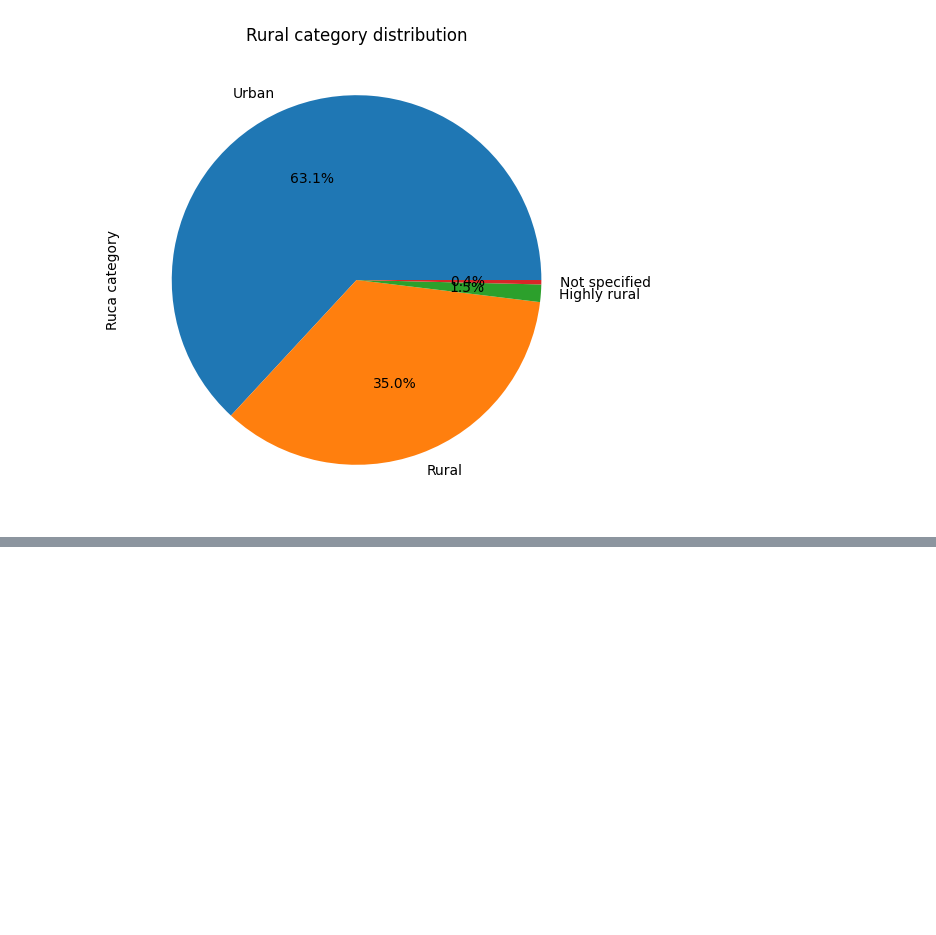
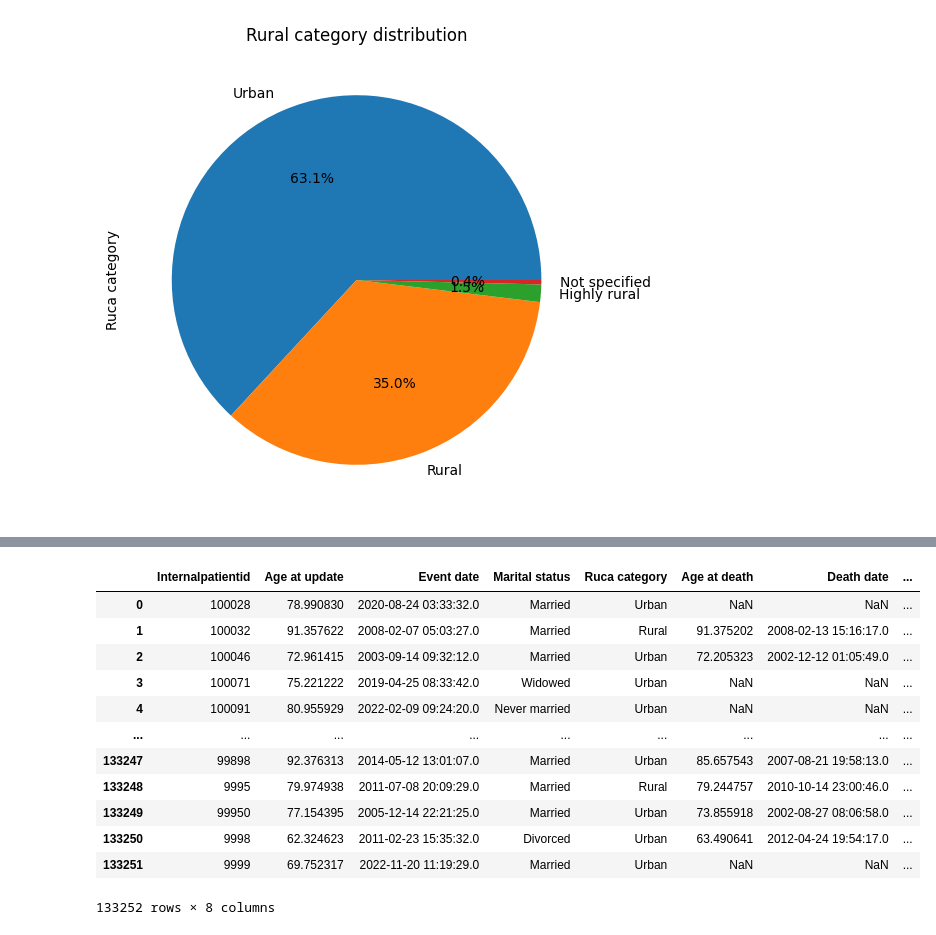
Before and after one commit to nisha1365/precisionFDA, a Jupyter notebook: Demographic_event_train.ipynb, the cells around one changed output, grey strips where cells are left out. Saved outputs shown, nothing was run; the diff lists cells and outputs as text; code cells hidden in the pictures; blank space fills up the shorter version.

```diff
--- a/Demographic_event_train.ipynb
+++ b/Demographic_event_train.ipynb
@@ -139,0 +167,3 @@ plt.show()
+# %%
+death_file = death_file.drop('Unnamed: 0', axis = 1)
+death_file.head()
@@ -139,0 +177,3 @@ plt.show()
+# %%
+death_file['death'] = 1
+death_file.head()
@@ -139,0 +187,2 @@ plt.show()
+# %%
+merge_demographic_event_death= pd.merge(df1, death_file, how='left',on='Internalpatientid')
@@ -139,0 +198,18 @@ plt.show()
+# %%
+merge_demographic_event_death['death'] = merge_demographic_event_death['death'].fillna(0.0)
+# %%
+merge_demographic_event_death
+# %% [output]
+|  | Internalpatientid | Age at update | Event date | Marital status | Ruca category | Age at death | Death date | ... |
+| 0 | 100028 | 78.990830 | 2020-08-24 03:33:32.0 | Married | Urban | NaN | NaN | ... |
+| 1 | 100032 | 91.357622 | 2008-02-07 05:03:27.0 | Married | Rural | 91.375202 | 2008-02-13 15:16:17.0 | ... |
+| 2 | 100046 | 72.961415 | 2003-09-14 09:32:12.0 | Married | Urban | 72.205323 | 2002-12-12 01:05:49.0 | ... |
+| 3 | 100071 | 75.221222 | 2019-04-25 08:33:42.0 | Widowed | Urban | NaN | NaN | ... |
+| 4 | 100091 | 80.955929 | 2022-02-09 09:24:20.0 | Never married | Urban | NaN | NaN | ... |
+| ... | ... | ... | ... | ... | ... | ... | ... | ... |
+| 133247 | 99898 | 92.376313 | 2014-05-12 13:01:07.0 | Married | Urban | 85.657543 | 2007-08-21 19:58:13.0 | ... |
+| 133248 | 9995 | 79.974938 | 2011-07-08 20:09:29.0 | Married | Rural | 79.244757 | 2010-10-14 23:00:46.0 | ... |
+| 133249 | 99950 | 77.154395 | 2005-12-14 22:21:25.0 | Married | Urban | 73.855918 | 2002-08-27 08:06:58.0 | ... |
+| 133250 | 9998 | 62.324623 | 2011-02-23 15:35:32.0 | Divorced | Urban | 63.490641 | 2012-04-24 19:54:17.0 | ... |
+| 133251 | 9999 | 69.752317 | 2022-11-20 11:19:29.0 | Married | Urban | NaN | NaN | ... |
+133252 rows × 8 columns
```
Also changed, not shown: parts of 7 cells of this notebook.
